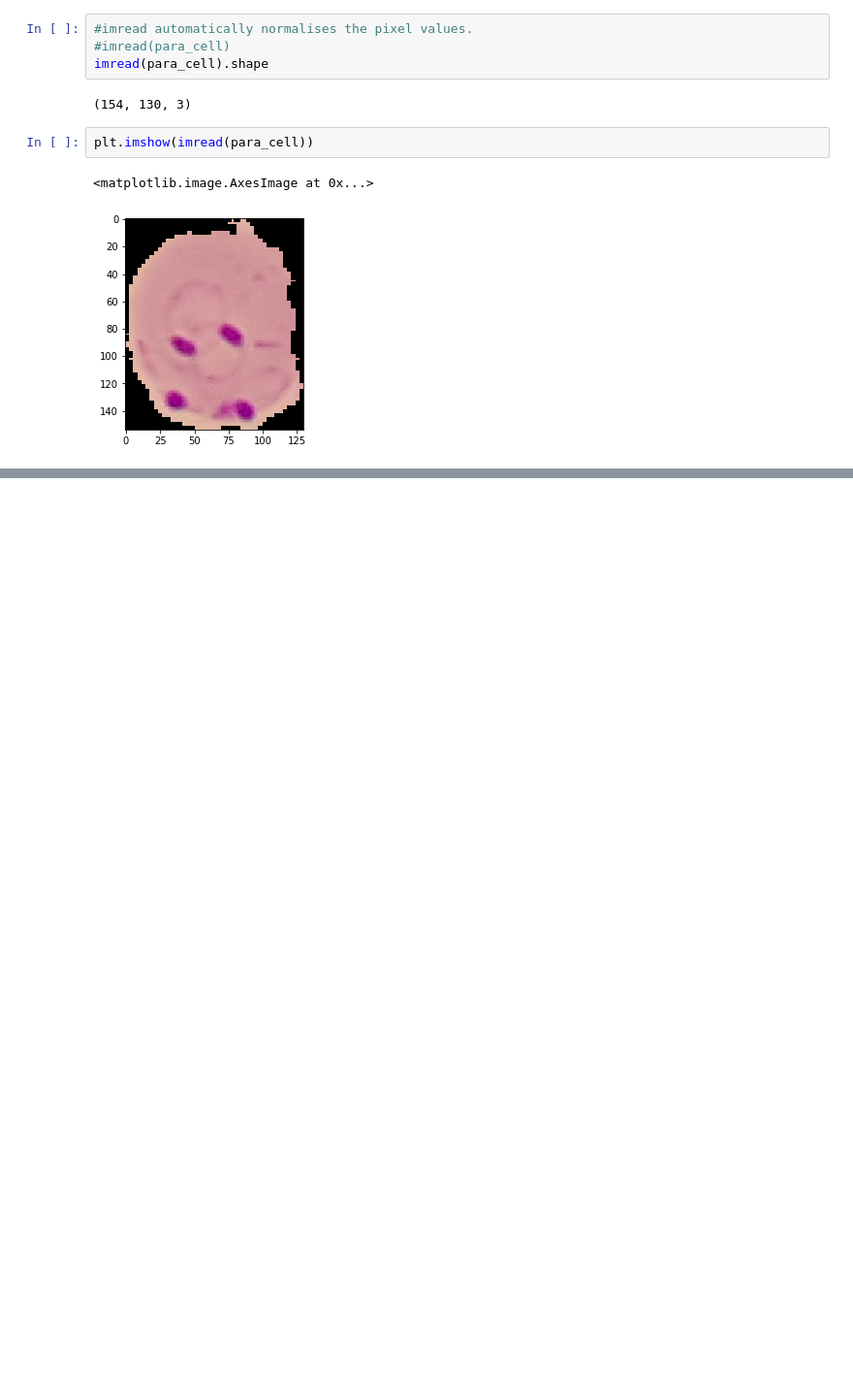
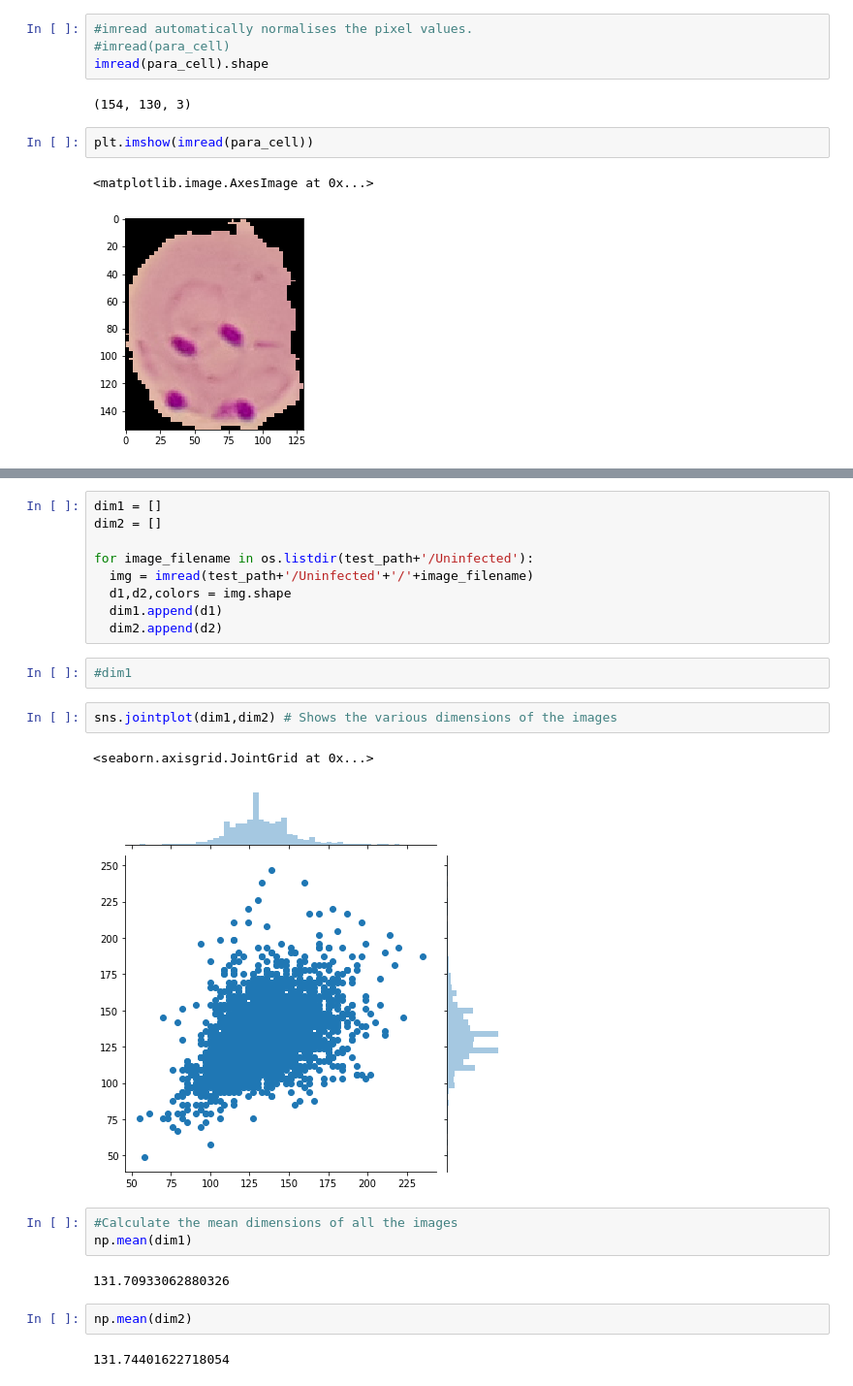
Before and after one commit to Vsanku01/Deep-Learning-Tuts, a Jupyter notebook: Malaria_Detection.ipynb, the cells around one changed output, grey strips where cells are left out. Shown: that part at 97% size. Saved outputs shown, nothing was run; the diff lists cells and outputs as text; blank space fills up the shorter version.

```diff
--- a/Malaria_Detection.ipynb
+++ b/Malaria_Detection.ipynb
@@ -190,0 +208,25 @@ plt.imshow(imread(para_cell))
+# %%
+dim1 = []
+dim2 = []
+
+for image_filename in os.listdir(test_path+'/Uninfected'):
+  img = imread(test_path+'/Uninfected'+'/'+image_filename)
+  d1,d2,colors = img.shape
+  dim1.append(d1)
+  dim2.append(d2)
+# %%
+#dim1
+# %%
+sns.jointplot(dim1,dim2) # Shows the various dimensions of the images
+# %% [output]
+<seaborn.axisgrid.JointGrid at 0x...>
+[figure, added]
+# %%
+#Calculate the mean dimensions of all the images
+np.mean(dim1)
+# %% [output]
+131.70933062880326
+# %%
+np.mean(dim2)
+# %% [output]
+131.74401622718054
```
Also changed, not shown: parts of 4 cells of this notebook.
